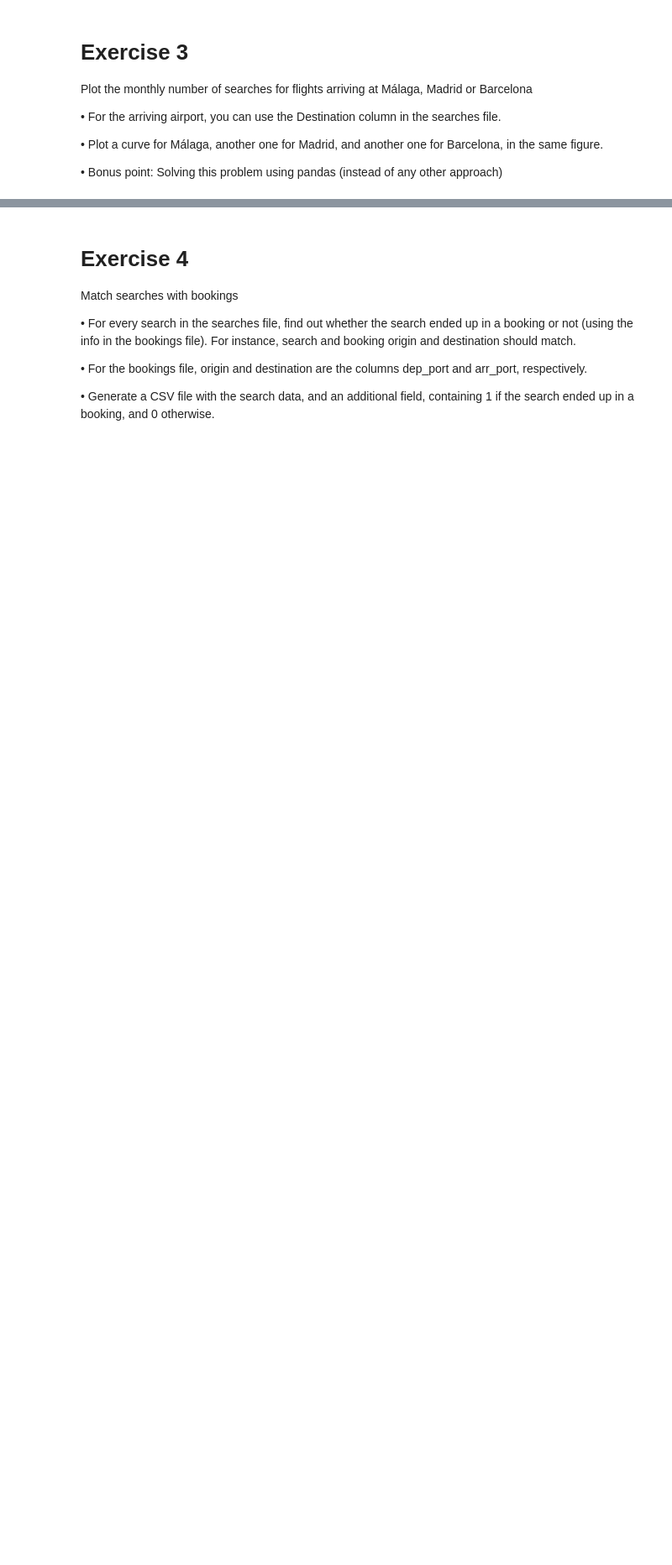
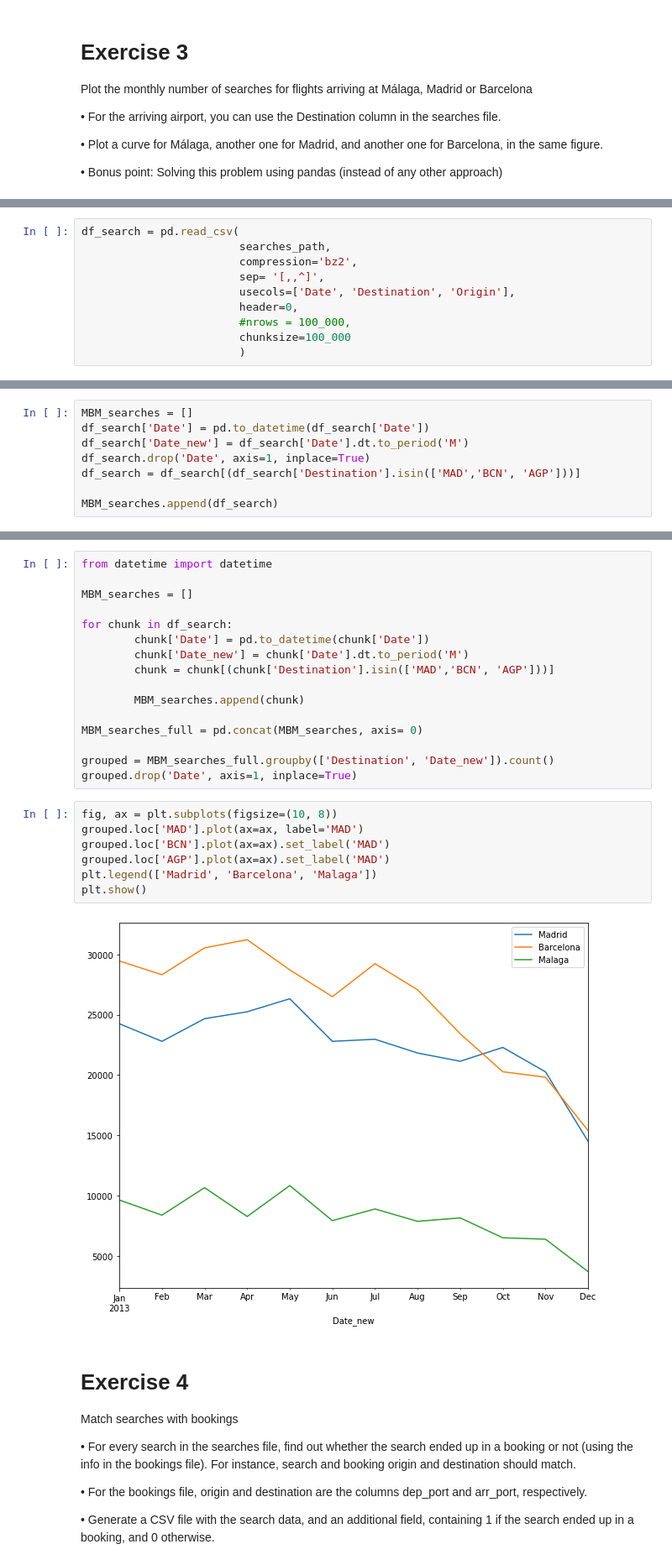
Before and after one commit to jorgegmartin/Master_Data_Science, a Jupyter notebook: 08_DataScienceChallenge/DS_Challenge.ipynb, the cells around one changed output, grey strips where cells are left out. Shown at 84% size. Drawn from its saved outputs; the diff is of its cells as text; blank space fills up the shorter version.

```diff
--- a/08_DataScienceChallenge/DS_Challenge.ipynb
+++ b/08_DataScienceChallenge/DS_Challenge.ipynb
@@ -178,0 +229,10 @@ pandas (instead of any other approach)
+# %%
+df_search = pd.read_csv(
+                        searches_path,
+                        compression='bz2',
+                        sep= '[,,^]',
+                        usecols=['Date', 'Destination', 'Origin'],
+                        header=0,
+                        #nrows = 100_000,
+                        chunksize=100_000
+                        )
@@ -178,0 +243,8 @@ pandas (instead of any other approach)
+# %%
+MBM_searches = []
+df_search['Date'] = pd.to_datetime(df_search['Date'])
+df_search['Date_new'] = df_search['Date'].dt.to_period('M')
+df_search.drop('Date', axis=1, inplace=True)
+df_search = df_search[(df_search['Destination'].isin(['MAD','BCN', 'AGP']))]
+
+MBM_searches.append(df_search)
@@ -179,3 +255,28 @@ pandas (instead of any other approach)
+# %%
+from datetime import datetime
+
+MBM_searches = []
+
+for chunk in df_search:
+        chunk['Date'] = pd.to_datetime(chunk['Date'])
+        chunk['Date_new'] = chunk['Date'].dt.to_period('M')
+        chunk = chunk[(chunk['Destination'].isin(['MAD','BCN', 'AGP']))]
+
+        MBM_searches.append(chunk)
+
+MBM_searches_full = pd.concat(MBM_searches, axis= 0)
+
+grouped = MBM_searches_full.groupby(['Destination', 'Date_new']).count()
+grouped.drop('Date', axis=1, inplace=True)
+# %%
+fig, ax = plt.subplots(figsize=(10, 8))
+grouped.loc['MAD'].plot(ax=ax, label='MAD')
+grouped.loc['BCN'].plot(ax=ax).set_label('MAD')
+grouped.loc['AGP'].plot(ax=ax).set_label('MAD')
+plt.legend(['Madrid', 'Barcelona', 'Malaga'])
+plt.show()
+# %% [output]
+[figure, added]
 # %% [markdown]
 # Exercise 4
 Match searches with bookings
```
Also changed, not shown: parts of 20 cells of this notebook.
